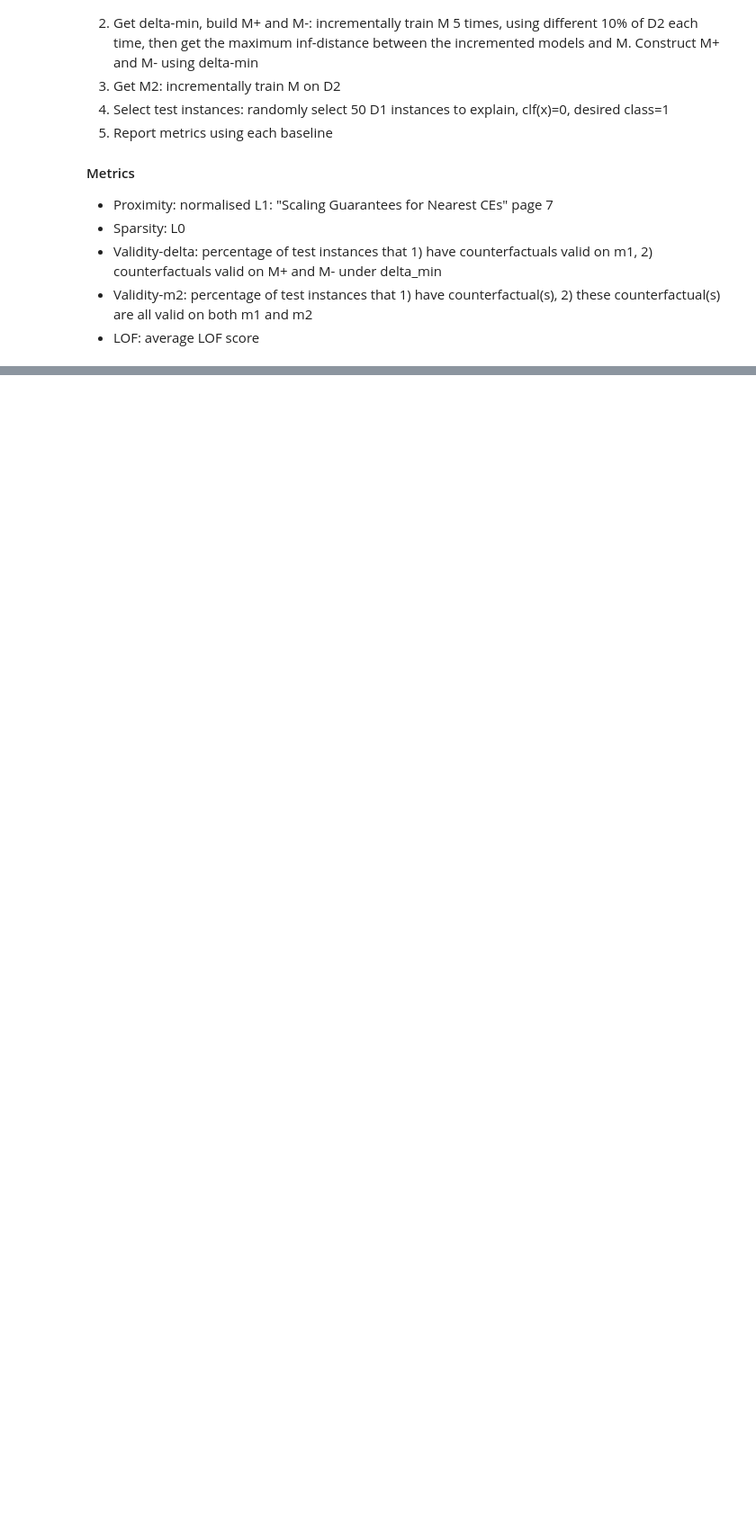
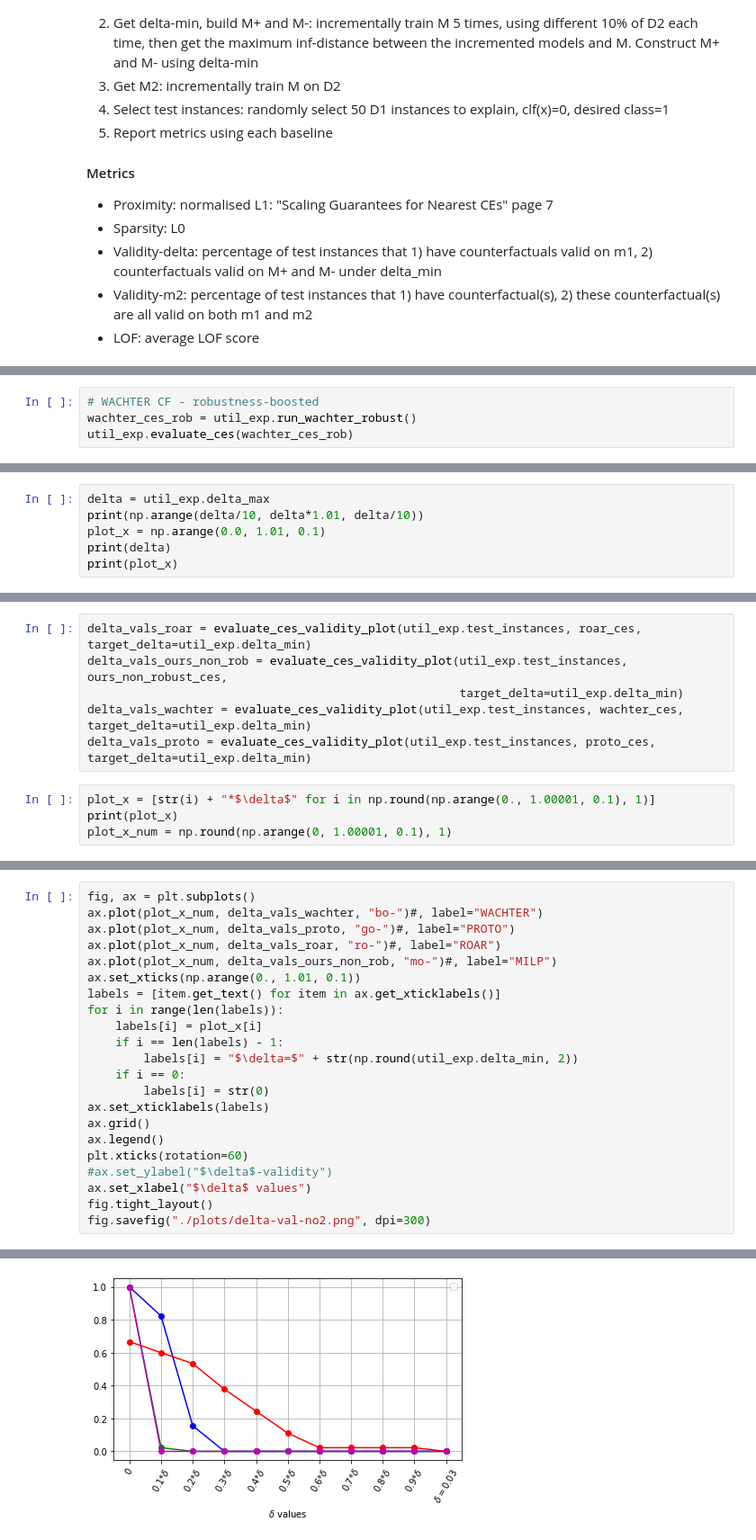
Before and after one commit to junqi-jiang/robust-ce-inn, a Jupyter notebook: expnns/no2.ipynb, the cells around one changed output, grey strips where cells are left out. Shown at 90% size. Cells and saved outputs as stored; diff of their text form; blank space fills up the shorter version.

```diff
--- a/expnns/no2.ipynb
+++ b/expnns/no2.ipynb
@@ -361,0 +400,4 @@ print(found, bound)
+# %%
+# WACHTER CF - robustness-boosted
+wachter_ces_rob = util_exp.run_wachter_robust()
+util_exp.evaluate_ces(wachter_ces_rob)
@@ -361,0 +413,6 @@ print(found, bound)
+# %%
+delta = util_exp.delta_max
+print(np.arange(delta/10, delta*1.01, delta/10))
+plot_x = np.arange(0.0, 1.01, 0.1)
+print(delta)
+print(plot_x)
@@ -361,0 +442,10 @@ print(found, bound)
+# %%
+delta_vals_roar = evaluate_ces_validity_plot(util_exp.test_instances, roar_ces, target_delta=util_exp.delta_min)
+delta_vals_ours_non_rob = evaluate_ces_validity_plot(util_exp.test_instances, ours_non_robust_ces,
+                                                     target_delta=util_exp.delta_min)
+delta_vals_wachter = evaluate_ces_validity_plot(util_exp.test_instances, wachter_ces, target_delta=util_exp.delta_min)
+delta_vals_proto = evaluate_ces_validity_plot(util_exp.test_instances, proto_ces, target_delta=util_exp.delta_min)
+# %%
+plot_x = [str(i) + "*$\delta$" for i in np.round(np.arange(0., 1.00001, 0.1), 1)]
+print(plot_x)
+plot_x_num = np.round(np.arange(0, 1.00001, 0.1), 1)
@@ -361,0 +454,23 @@ print(found, bound)
+# %%
+fig, ax = plt.subplots()
+ax.plot(plot_x_num, delta_vals_wachter, "bo-")#, label="WACHTER")
+ax.plot(plot_x_num, delta_vals_proto, "go-")#, label="PROTO")
+ax.plot(plot_x_num, delta_vals_roar, "ro-")#, label="ROAR")
+ax.plot(plot_x_num, delta_vals_ours_non_rob, "mo-")#, label="MILP")
+ax.set_xticks(np.arange(0., 1.01, 0.1))
+labels = [item.get_text() for item in ax.get_xticklabels()]
+for i in range(len(labels)):
+    labels[i] = plot_x[i]
+    if i == len(labels) - 1:
+        labels[i] = "$\delta=$" + str(np.round(util_exp.delta_min, 2))
+    if i == 0:
+        labels[i] = str(0)
+ax.set_xticklabels(labels)
+ax.grid()
+ax.legend()
+plt.xticks(rotation=60)
+#ax.set_ylabel("$\delta$-validity")
+ax.set_xlabel("$\delta$ values")
+fig.tight_layout()
+fig.savefig("./plots/delta-val-no2.png", dpi=300)
+# %% [output]
@@ -361,0 +478 @@ print(found, bound)
+[figure, added]
```
Also changed, not shown: parts of 21 cells of this notebook, 11 other files.
